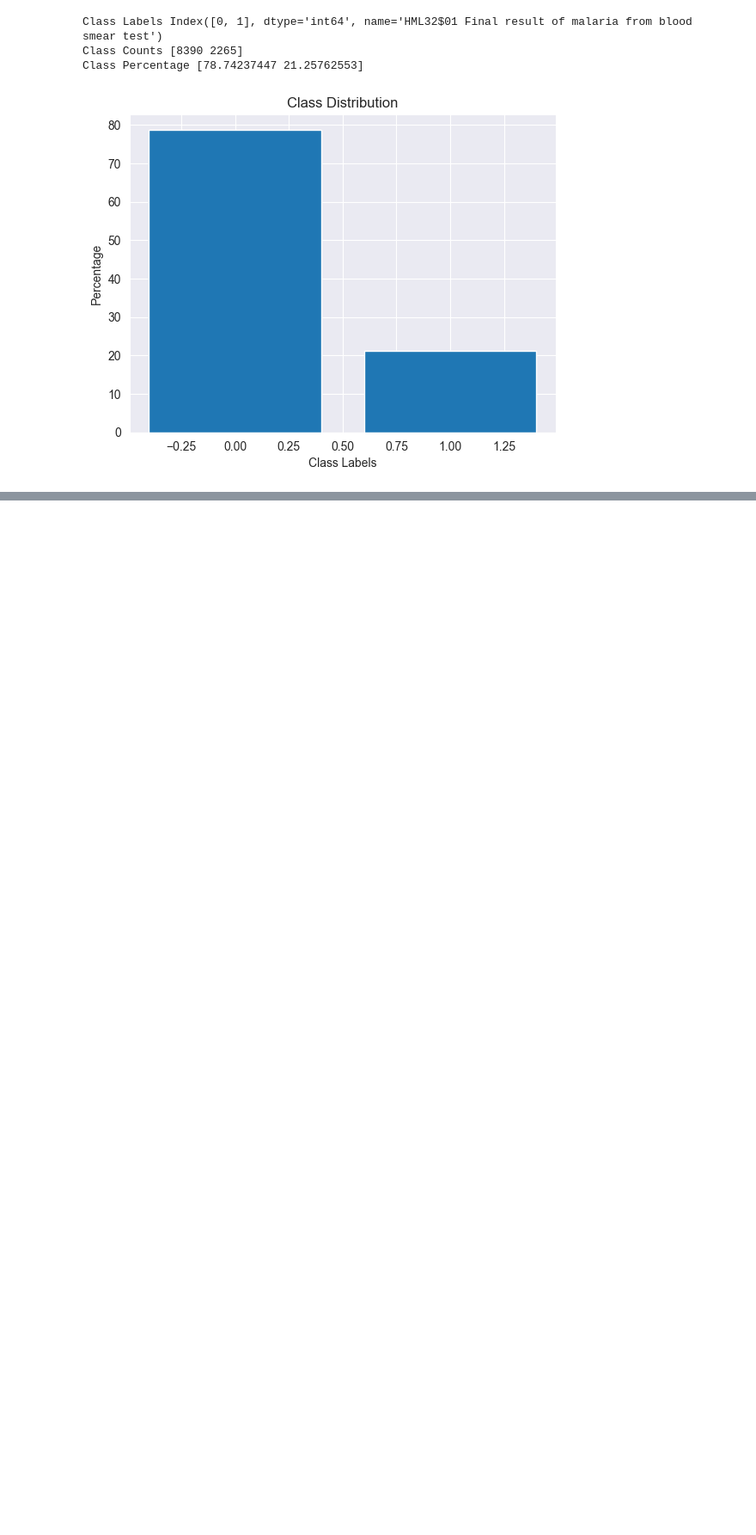
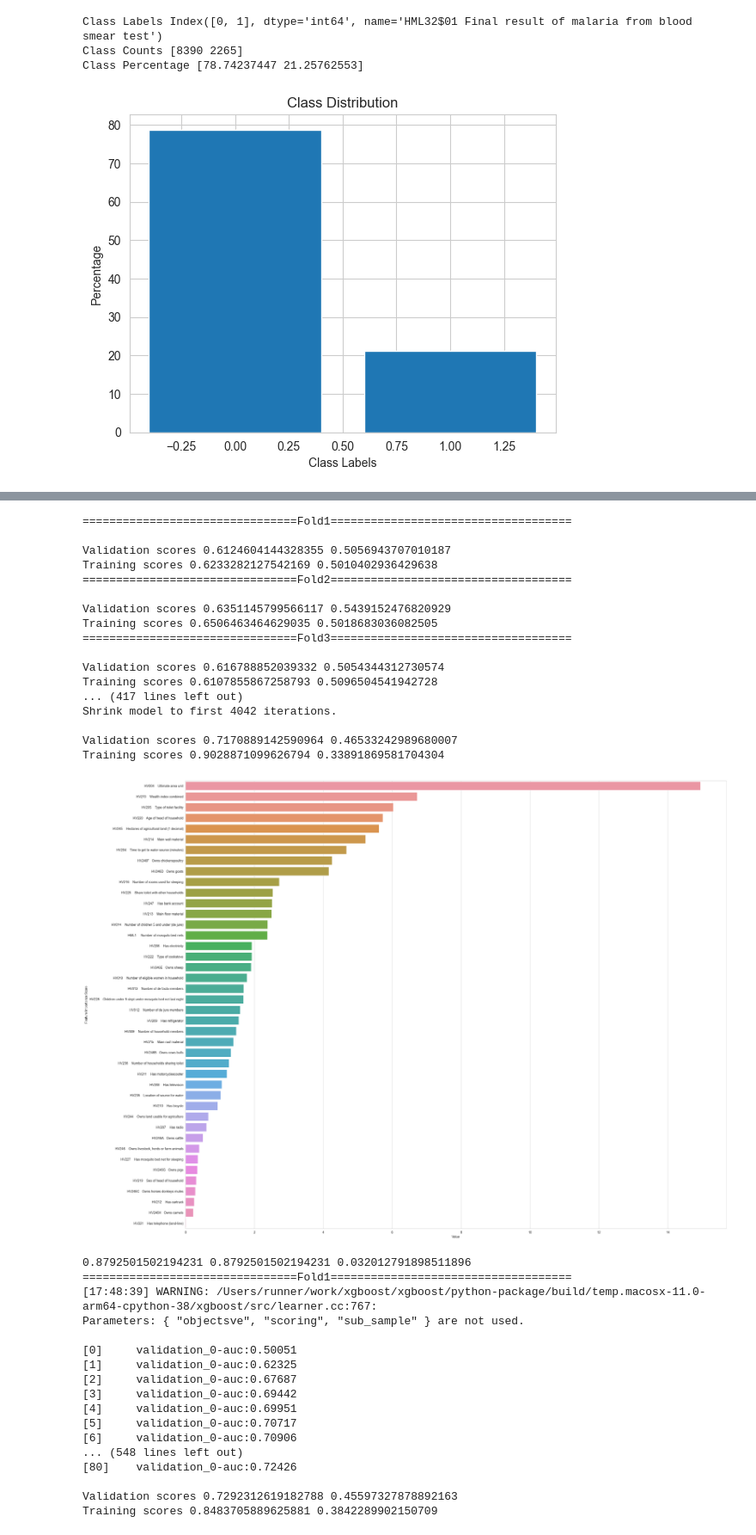
Before and after one commit to fayisode/nigeria_malaria_demographic_2022, a Jupyter notebook: modelling/individual_house_hold_recode.ipynb, the cells around one changed output, grey strips where cells are left out. Shown at 86% size. Saved outputs shown, nothing was run; the diff lists cells and outputs as text; code cells hidden in the pictures; blank space fills up the shorter version.

```diff
--- a/modelling/individual_house_hold_recode.ipynb
+++ b/modelling/individual_house_hold_recode.ipynb
@@ -575,5 +574,5 @@ Training scores 0.8247250958988938 0.4029019582054993
 # %%
-xgboost = xgb.XGBClassifier(objectsve='binary:logistic',
+ xgboost = xgb.XGBClassifier(objectsve='binary:logistic',
                             eta=0.99,
                             max_depth=6,
                             n_estimators=5000,
@@ -581,6 +580,13 @@ xgboost = xgb.XGBClassifier(objectsve='binary:logistic',
                             scoring='f1',
                             sub_sample=0.8,
                             colsample_bytree=0.8)
-
-func_ = func(X_train, y_train, X_test, xgboost, 'xgboost', 1000)
-val_p2, test_p2, model2 = func_()
+catboost = cat_.CatBoostClassifier(n_estimators=10000, max_depth=6, eval_metric='TotalF1', reg_lambda=370)
+def run_predictions(X_train, y_train, X_test):
+    # classifier with cross validation and feature selection
+    func_ = func(X_train, y_train, X_test, classifier, 'log', 1000)
+    val_p, test_p, model = func_()
+    func_ = func(X_train, y_train, X_test, catboost, 'catboost', 1000)
+    val_p1, test_p1, model1 = func_()
+    func_ = func(X_train, y_train, X_test, xgboost, 'xgboost', 1000)
+    val_p2, test_p2, model2 = func_()
+    return model, model1, model2
@@ -1026,0 +804,41 @@ plt.show()
+# %%
+# Results with cross validation
+with_cross_classifier,with_cross_catboost,with_cross_xgboost, = run_predictions(X_train,y_train, X_test)
+with_cross_neural_result = train_neural(X_train,y_train,X_test, y_test)
+eveluate_model_results(with_cross_catboost,with_cross_xgboost, with_cross_classifier, with_cross_neural_result, y_test, X_test)
+# %% [output]
+================================Fold1====================================
+
+Validation scores 0.6124604144328355 0.5056943707010187
+Training scores 0.6233282127542169 0.5010402936429638
+================================Fold2====================================
+
+Validation scores 0.6351145799566117 0.5439152476820929
+Training scores 0.6506463464629035 0.5018683036082505
+================================Fold3====================================
+
+Validation scores 0.616788852039332 0.5054344312730574
+Training scores 0.6107855867258793 0.5096504541942728
+... (417 lines left out)
+Shrink model to first 4042 iterations.
+
+Validation scores 0.7170889142590964 0.46533242989680007
+Training scores 0.9028871099626794 0.33891869581704304
+[figure, added]
+0.8792501502194231 0.8792501502194231 0.032012791898511896
+================================Fold1====================================
+[17:48:39] WARNING: /Users/runner/work/xgboost/xgboost/python-package/build/temp.macosx-11.0-arm64-cpython-38/xgboost/src/learner.cc:767:
+Parameters: { "objectsve", "scoring", "sub_sample" } are not used.
+
+[0]     validation_0-auc:0.50051
+[1]     validation_0-auc:0.62325
+[2]     validation_0-auc:0.67687
+[3]     validation_0-auc:0.69442
+[4]     validation_0-auc:0.69951
+[5]     validation_0-auc:0.70717
+[6]     validation_0-auc:0.70906
+... (548 lines left out)
+[80]    validation_0-auc:0.72426
+
+Validation scores 0.7292312619182788 0.45597327878892163
+Training scores 0.8483705889625881 0.3842289902150709
```
Also changed, not shown: parts of 37 cells of this notebook, 4 other files.
